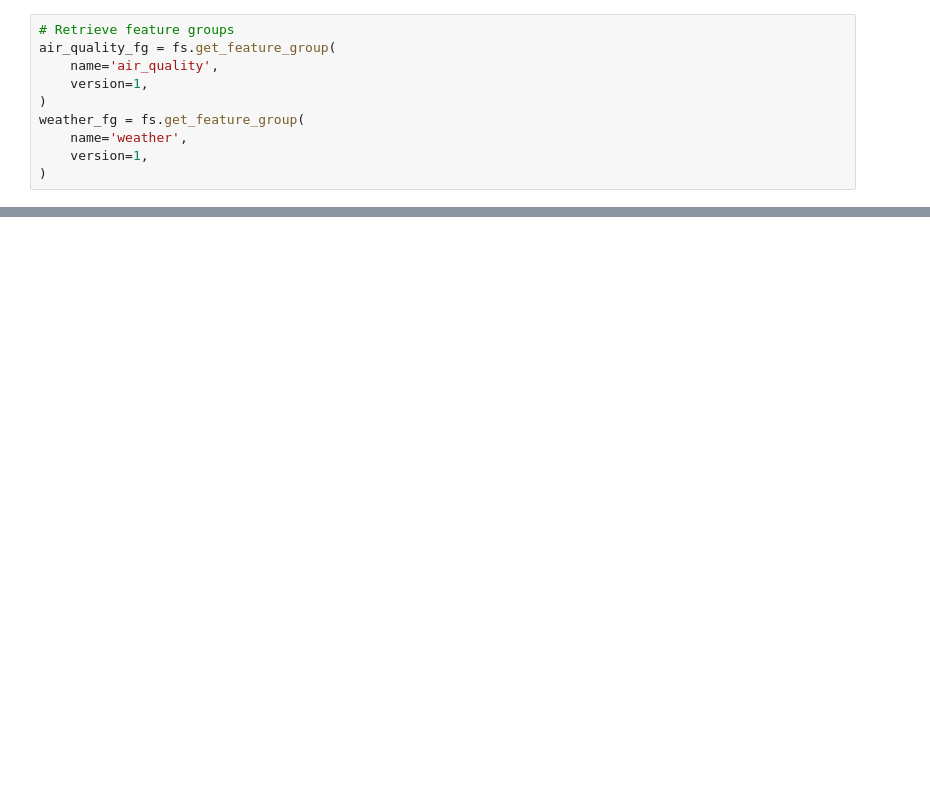
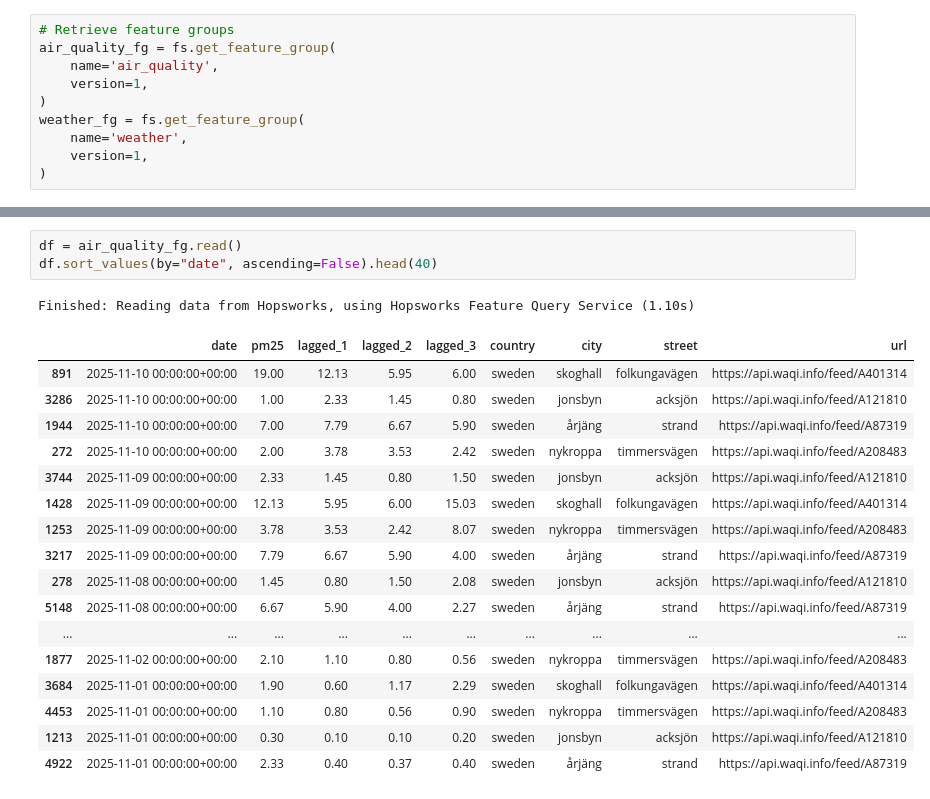
Before and after one commit to kilianp14/air_quality_prediction, a Jupyter notebook: 2_air_quality_feature_pipeline.ipynb, the cells around one changed output, grey strips where cells are left out. Cells and saved outputs as stored; diff of their text form; blank space fills up the shorter version.

```diff
--- a/2_air_quality_feature_pipeline.ipynb
+++ b/2_air_quality_feature_pipeline.ipynb
@@ -225,0 +172,22 @@ df.sort_values(by="date", ascending=False).head(40)
+# %%
+df = air_quality_fg.read()
+df.sort_values(by="date", ascending=False).head(40)
+# %% [output]
+Finished: Reading data from Hopsworks, using Hopsworks Feature Query Service (1.10s)
+|  | date | pm25 | lagged_1 | lagged_2 | lagged_3 | country | city | street | url |
+| 891 | 2025-11-10 00:00:00+00:00 | 19.00 | 12.13 | 5.95 | 6.00 | sweden | skoghall | folkungavägen | https://api.waqi.info/feed/A401314 |
+| 3286 | 2025-11-10 00:00:00+00:00 | 1.00 | 2.33 | 1.45 | 0.80 | sweden | jonsbyn | acksjön | https://api.waqi.info/feed/A121810 |
+| 1944 | 2025-11-10 00:00:00+00:00 | 7.00 | 7.79 | 6.67 | 5.90 | sweden | årjäng | strand | https://api.waqi.info/feed/A87319 |
+| 272 | 2025-11-10 00:00:00+00:00 | 2.00 | 3.78 | 3.53 | 2.42 | sweden | nykroppa | timmersvägen | https://api.waqi.info/feed/A208483 |
+| 3744 | 2025-11-09 00:00:00+00:00 | 2.33 | 1.45 | 0.80 | 1.50 | sweden | jonsbyn | acksjön | https://api.waqi.info/feed/A121810 |
+| 1428 | 2025-11-09 00:00:00+00:00 | 12.13 | 5.95 | 6.00 | 15.03 | sweden | skoghall | folkungavägen | https://api.waqi.info/feed/A401314 |
+| 1253 | 2025-11-09 00:00:00+00:00 | 3.78 | 3.53 | 2.42 | 8.07 | sweden | nykroppa | timmersvägen | https://api.waqi.info/feed/A208483 |
+| 3217 | 2025-11-09 00:00:00+00:00 | 7.79 | 6.67 | 5.90 | 4.00 | sweden | årjäng | strand | https://api.waqi.info/feed/A87319 |
+| 278 | 2025-11-08 00:00:00+00:00 | 1.45 | 0.80 | 1.50 | 2.08 | sweden | jonsbyn | acksjön | https://api.waqi.info/feed/A121810 |
+| 5148 | 2025-11-08 00:00:00+00:00 | 6.67 | 5.90 | 4.00 | 2.27 | sweden | årjäng | strand | https://api.waqi.info/feed/A87319 |
+| ... | ... | ... | ... | ... | ... | ... | ... | ... | ... |
+| 1877 | 2025-11-02 00:00:00+00:00 | 2.10 | 1.10 | 0.80 | 0.56 | sweden | nykroppa | timmersvägen | https://api.waqi.info/feed/A208483 |
+| 3684 | 2025-11-01 00:00:00+00:00 | 1.90 | 0.60 | 1.17 | 2.29 | sweden | skoghall | folkungavägen | https://api.waqi.info/feed/A401314 |
+| 4453 | 2025-11-01 00:00:00+00:00 | 1.10 | 0.80 | 0.56 | 0.90 | sweden | nykroppa | timmersvägen | https://api.waqi.info/feed/A208483 |
+| 1213 | 2025-11-01 00:00:00+00:00 | 0.30 | 0.10 | 0.10 | 0.20 | sweden | jonsbyn | acksjön | https://api.waqi.info/feed/A121810 |
+| 4922 | 2025-11-01 00:00:00+00:00 | 2.33 | 0.40 | 0.37 | 0.40 | sweden | årjäng | strand | https://api.waqi.info/feed/A87319 |
```
Also changed, not shown: parts of 9 cells of this notebook, 2 other files.
